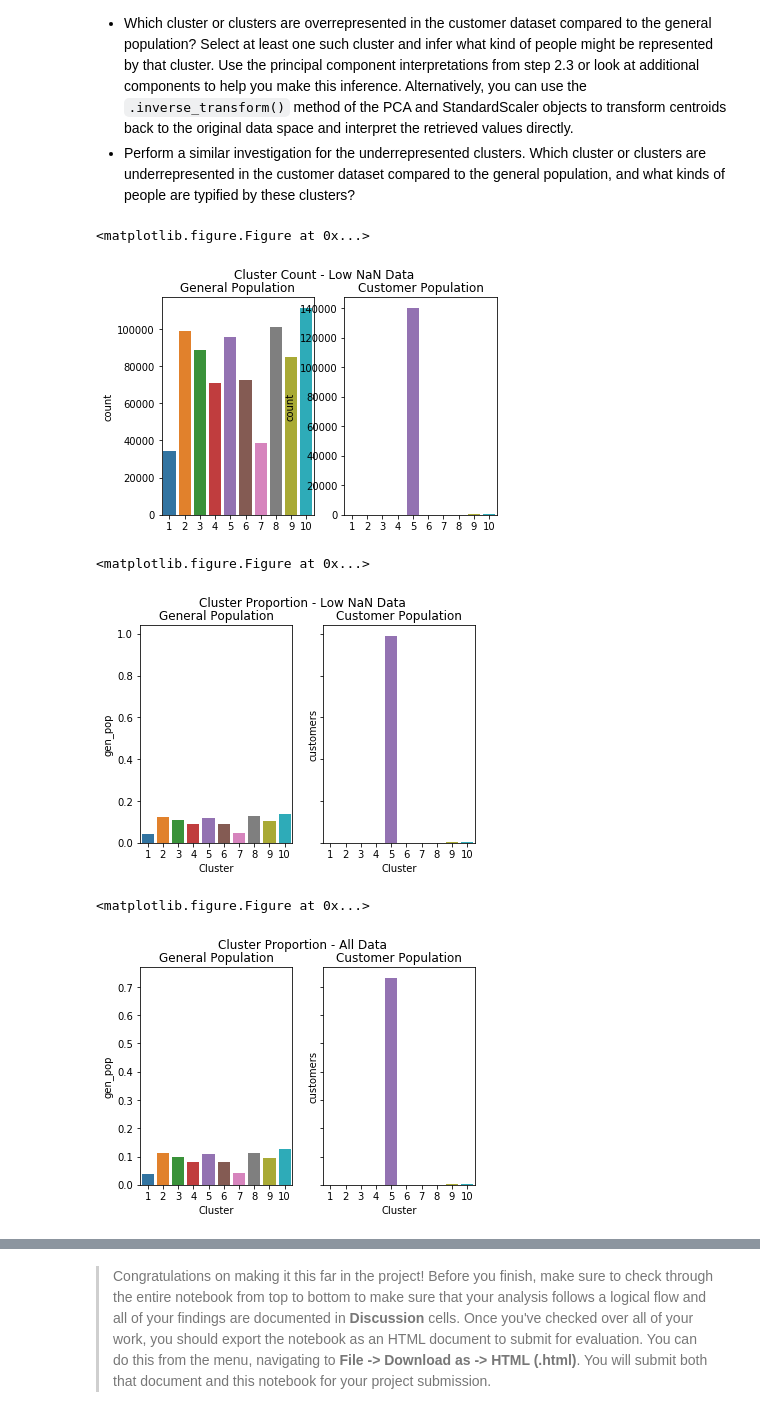
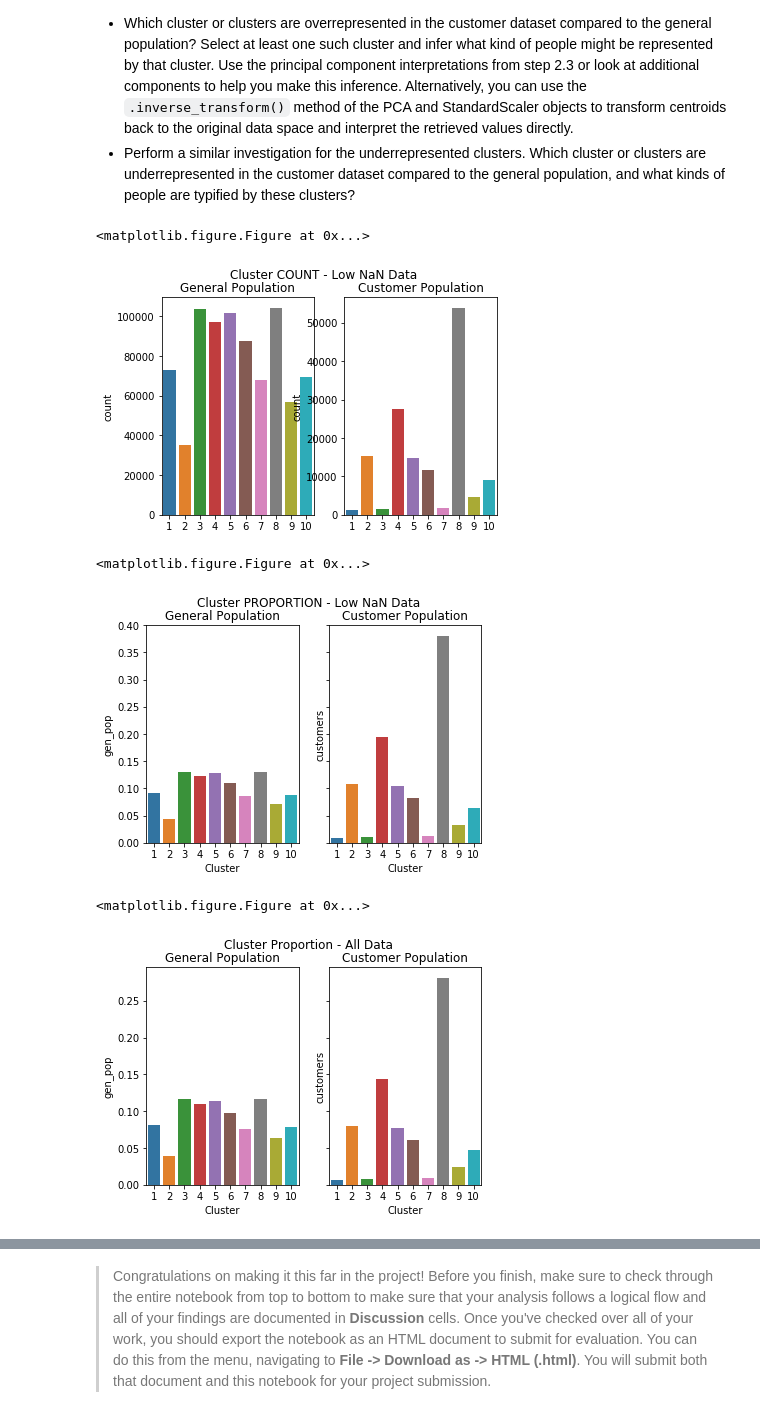
Before and after one commit to mkucz95/customer_segmentation, a Jupyter notebook: Identify_Customer_Segments.ipynb, the cells around one changed output, grey strips where cells are left out. Saved outputs shown, nothing was run; the diff lists cells and outputs as text; code cells hidden in the pictures.

```diff
--- a/Identify_Customer_Segments.ipynb
+++ b/Identify_Customer_Segments.ipynb
@@ -309,3 +324,12 @@ print(azdias_high.shape)
 # %% [output]
 (797426, 79)
 (93795, 79)
+# %%
+plt.figure(figsize=(20,20))
+for i, col in enumerate(azdias_low.columns[:10]):
+    plt.subplot(5, 2, i+1)
+    sns.distplot(azdias_low[col][azdias_low[col].notnull()], label='low_NaN')
+    sns.distplot(azdias_high[col][azdias_high[col].notnull()], label='high_NaN')
+    plt.title('Distribution for column: {}'.format(col))
+    plt.tight_layout()
+    plt.legend();
@@ -620,6 +646,10 @@ LP_LEBENSPHASE_FEIN has 1.0     58722
 4.0     56684
 3.0     50732
 Name: PLZ8_BAUMAX, dtype: int64 null values
+# %%
+rural_map={1:0,2:0,3:0,4:0,5:0,7:1,8:1}
+azdias_low['RURAL'] = azdias_low['WOHNLAGE'].map(rural_map)
+azdias_high['RURAL'] = azdias_high['WOHNLAGE'].map(rural_map)
 # %% [markdown]
 #### Discussion 1.2.2: Engineer Mixed-Type Features
 
@@ -745,6 +775,10 @@ def clean_data(df):
                       9:70,10:80,11:80,12:80,13:80,14:90,15:90}
     avantgarde_mapping ={1:0,2:1,3:0,4:1,5:0,6:1,7:1,8:0,
                          9:1,10:0,11:1,12:0,13:1,14:0,15:1}
+
+    rural_mapping = {1:0,2:0,3:0,4:0,5:0,7:1,8:1}
+        #map variables
+    df['RURAL'] = df['WOHNLAGE'].map(rural_mapping)
     df['AVANTGARDE'] = df['PRAEGENDE_JUGENDJAHRE'].map(avantgarde_mapping)
     df['YOUTH_DECADE'] = df['PRAEGENDE_JUGENDJAHRE'].map(decade_mapping)
 
@@ -900,4 +934,4 @@ scree_plot(pca_fit)
 # Re-apply PCA to the data while selecting for number of components to retain.
 pca = PCA(n_components=75)
 pca.fit(azdias_scaled)
-pca_data = pca_fit.transform(azdias_scaled)
+pca_data = pca.transform(azdias_scaled)
@@ -1136,7 +1187,7 @@ prop_data_all.index.names=['Cluster']
 
 plt.figure(figsize=(10,5)) # this creates a figure 14 inch wide, 4 inch high
 fig, (ax1, ax2) = plt.subplots(1,2, sharey=False)
-fig.suptitle('Cluster Count - Low NaN Data')
+fig.suptitle('Cluster COUNT - Low NaN Data')
 ax1.set_title('General Population')
 ax2.set_title('Customer Population')
 sns.countplot(kmeans_pred+1, ax=ax1)
@@ -1144,21 +1195,21 @@ sns.countplot(customer_clusters+1, ax=ax2)
 plt.show()
 # %% [output]
 <matplotlib.figure.Figure at 0x...>
-[figure, old version]
+[figure, new version]
 # %%
 '''CLUSTER PROPORTION - LOW NAN DATA'''
 
 plt.figure(figsize=(14,4)) # this creates a figure 14 inch wide, 4 inch high
 fig, (ax1, ax2) = plt.subplots(1,2, sharey=True)
-fig.suptitle('Cluster Proportion - Low NaN Data')
+fig.suptitle('Cluster PROPORTION - Low NaN Data')
 ax1.set_title('General Population')
 ax2.set_title('Customer Population')
 sns.barplot(x=prop_data.index, y=prop_data.gen_pop, ax=ax1)
 sns.barplot(x=prop_data.index, y=prop_data.customers, ax=ax2)
 plt.show()
 # %% [output]
 <matplotlib.figure.Figure at 0x...>
-[figure, old version]
+[figure, new version]
 # %%
 '''CLUSTER PROPORTION - ALL DATA'''
 
@@ -1172,7 +1223,7 @@ sns.barplot(x=prop_data_all.index, y=prop_data_all.customers, ax=ax2)
 plt.show()
 # %% [output]
 <matplotlib.figure.Figure at 0x...>
-[figure, old version]
+[figure, new version]
 # %%
 ''' What kinds of people are part of a cluster that is overrepresented
 in the customer data compared to the general population?'''
```
Also changed, not shown: parts of 25 cells of this notebook, 1 other file.
